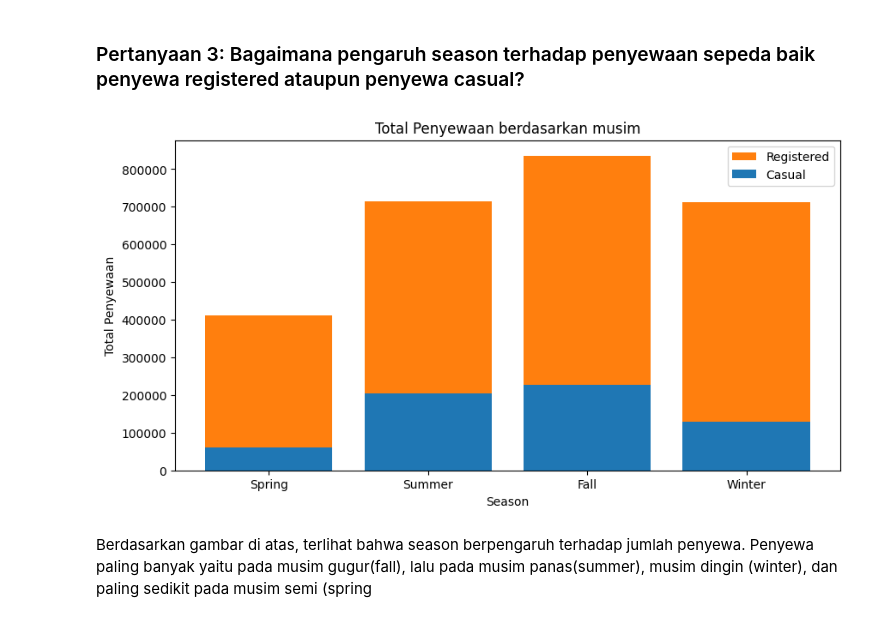
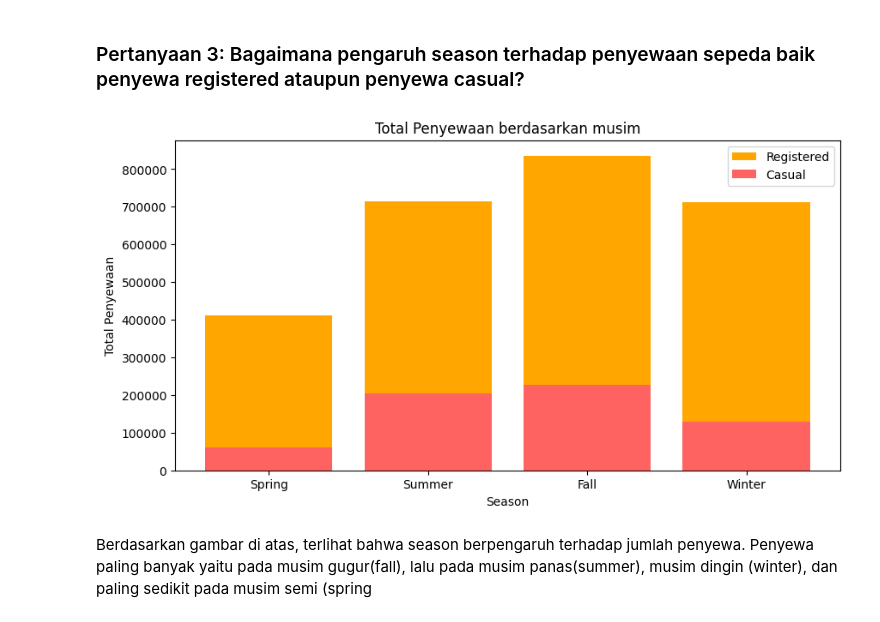
Before and after one commit to arfahhamidah/submission, a Jupyter notebook: notebook.ipynb, the cells around one changed output. Saved outputs shown, nothing was run; the diff lists cells and outputs as text; code cells hidden in the pictures.

```diff
--- a/notebook.ipynb
+++ b/notebook.ipynb
@@ -450,31 +458,31 @@ Berdasarkan gambar di atas, Penyewaan sepeda paling tinggi yaitu pada jam 17.00
 # %%
 # Memngelompokkan data berdasarkan seasonnya dan registered atau casualnya
 seasonal=day_df.groupby("season")[["registered", "casual"]].sum().reset_index()
 
 plt.figure(figsize=(10, 5))
 
 # Membuat plt bar
 plt.bar (
     seasonal["season"],
     seasonal["registered"],
     label="Registered",
-    color="tab:orange"
+    color="#ffa600"
 )
 
 plt.bar (
     seasonal["season"],
     seasonal["casual"],
     label="Casual",
-    color="tab:blue"
+    color="#ff6361"
 )
 
 plt.title('Total Penyewaan berdasarkan musim')
 plt.xlabel('Season')
 plt.ylabel('Total Penyewaan')
 plt.legend()
 plt.show()
 # %% [output]
-[figure, old version]
+[figure, new version]
 # %% [markdown]
 Berdasarkan gambar di atas, terlihat bahwa season berpengaruh terhadap jumlah penyewa. Penyewa paling banyak yaitu pada musim gugur(fall), lalu pada musim panas(summer), musim dingin (winter), dan paling sedikit pada musim semi (spring
 # %% [markdown]
```
Also changed, not shown: parts of 2 cells of this notebook, 2 other files.
